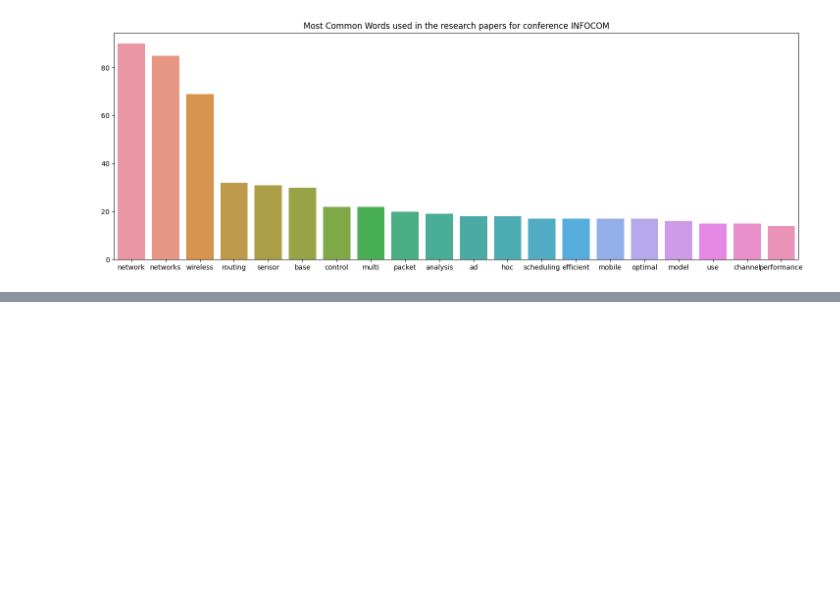
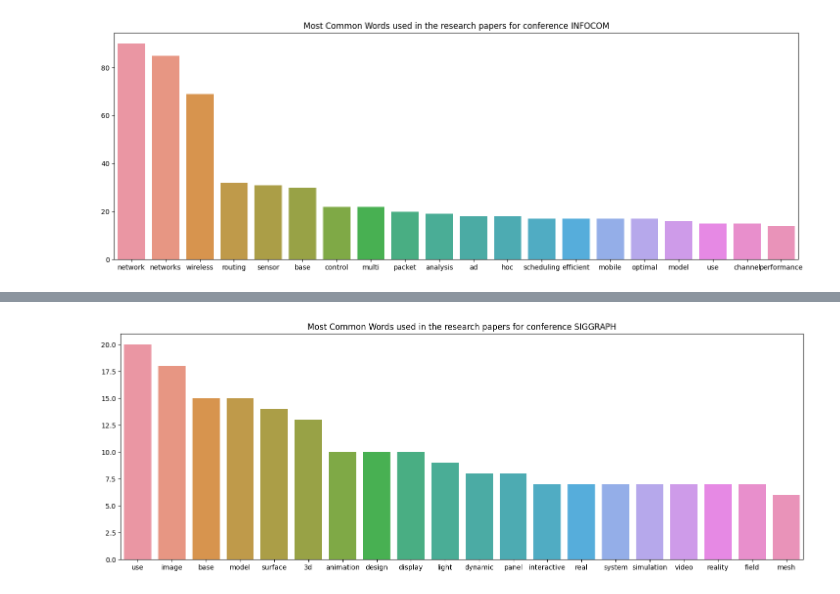
Before and after one commit to LouisMcArdell/IOD-Work, a Jupyter notebook: Exercises/Module 8/8-Spacy-Copy1.ipynb, the cells around one changed output, grey strips where cells are left out. Cells and saved outputs as stored; diff of their text form; code cells hidden in the pictures; blank space fills up the shorter version.

```diff
--- a/Exercises/Module 8/8-Spacy-Copy1.ipynb
+++ b/Exercises/Module 8/8-Spacy-Copy1.ipynb
@@ -82,0 +92,14 @@ plt.show()
+# %%
+
+SIG_text = [text for text in train[train['Conference'] == 'SIGGRAPH']['Title']]
+SIG_clean = cleanup_text(SIG_text)
+SIG_clean = ' '.join(SIG_clean).split()
+SIG_counts = Counter(SIG_clean)
+SIG_common_words = [word[0] for word in SIG_counts.most_common(20)]
+SIG_common_counts = [word[1] for word in SIG_counts.most_common(20)]
+fig = plt.figure(figsize=(18,6))
+sns.barplot(x=SIG_common_words, y=SIG_common_counts)
+plt.title('Most Common Words used in the research papers for conference SIGGRAPH')
+plt.show()
+# %% [output]
+[figure, added]
```
Also changed, not shown: parts of 3 cells of this notebook, 6 other files.
